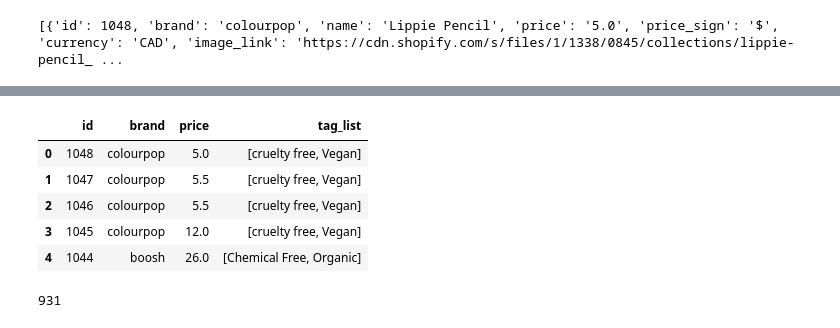
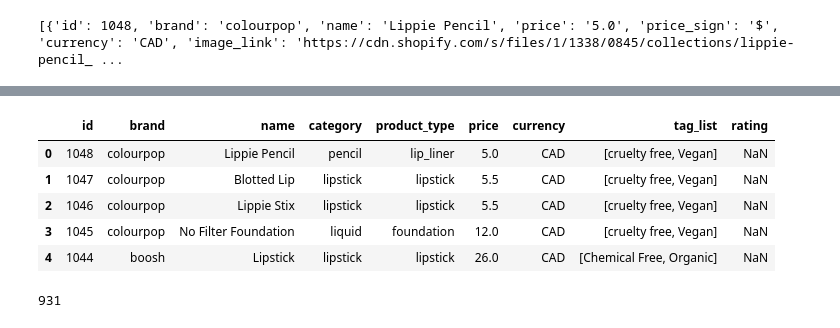
Before and after one commit to AmiJoba22/TEPP_Data_Project, a Jupyter notebook: notebooks/api.ipynb, the cells around one changed output, grey strips where cells are left out. Cells and saved outputs as stored; diff of their text form; code cells hidden in the pictures.

```diff
--- a/notebooks/api.ipynb
+++ b/notebooks/api.ipynb
@@ -60,20 +60,26 @@ data
 # %%
 clean_data = []
 for row in data:
     clean_data.append({
         "id" : row["id"],
         "brand" : row["brand"],
+        "name" : row['name'],
+        "category" : row["category"],
+        "product_type" : row["product_type"],
         "price": row["price"],
-        "tag_list" : row["tag_list"]
+        "currency" : row["currency"],
+        "tag_list" : row["tag_list"],
+        "rating" : row["rating"]
+
     })
 
 df = pd.DataFrame(clean_data)
 df.head()
 # %% [output]
-|  | id | brand | price | tag_list |
-| 0 | 1048 | colourpop | 5.0 | [cruelty free, Vegan] |
-| 1 | 1047 | colourpop | 5.5 | [cruelty free, Vegan] |
-| 2 | 1046 | colourpop | 5.5 | [cruelty free, Vegan] |
-| 3 | 1045 | colourpop | 12.0 | [cruelty free, Vegan] |
-| 4 | 1044 | boosh | 26.0 | [Chemical Free, Organic] |
+|  | id | brand | name | category | product_type | price | currency | tag_list | rating |
+| 0 | 1048 | colourpop | Lippie Pencil | pencil | lip_liner | 5.0 | CAD | [cruelty free, Vegan] | NaN |
+| 1 | 1047 | colourpop | Blotted Lip | lipstick | lipstick | 5.5 | CAD | [cruelty free, Vegan] | NaN |
+| 2 | 1046 | colourpop | Lippie Stix | lipstick | lipstick | 5.5 | CAD | [cruelty free, Vegan] | NaN |
+| 3 | 1045 | colourpop | No Filter Foundation | liquid | foundation | 12.0 | CAD | [cruelty free, Vegan] | NaN |
+| 4 | 1044 | boosh | Lipstick | lipstick | lipstick | 26.0 | CAD | [Chemical Free, Organic] | NaN |
 # %%
```
Also changed, not shown: parts of 1 cell of this notebook, 3 other files.
